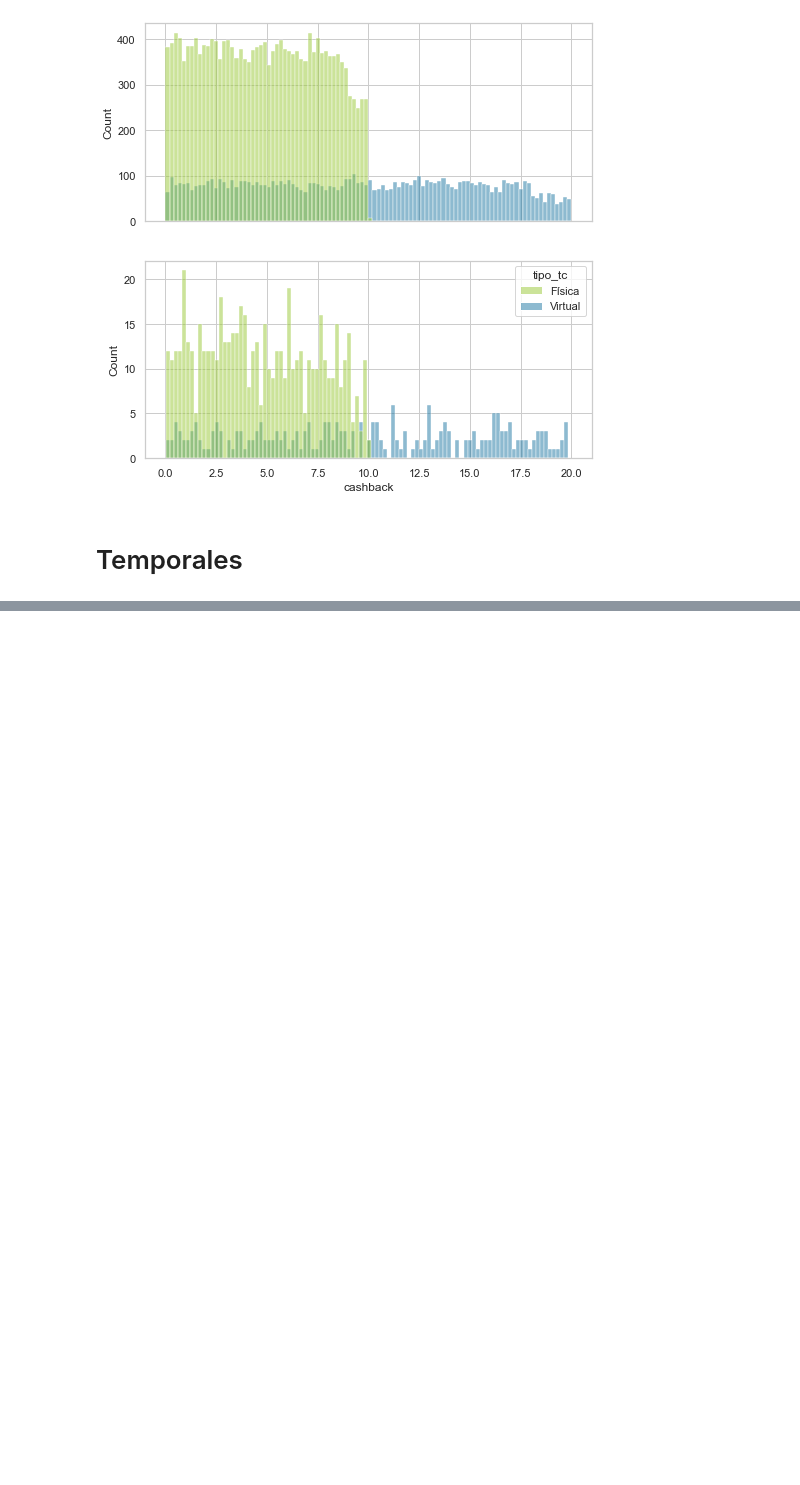
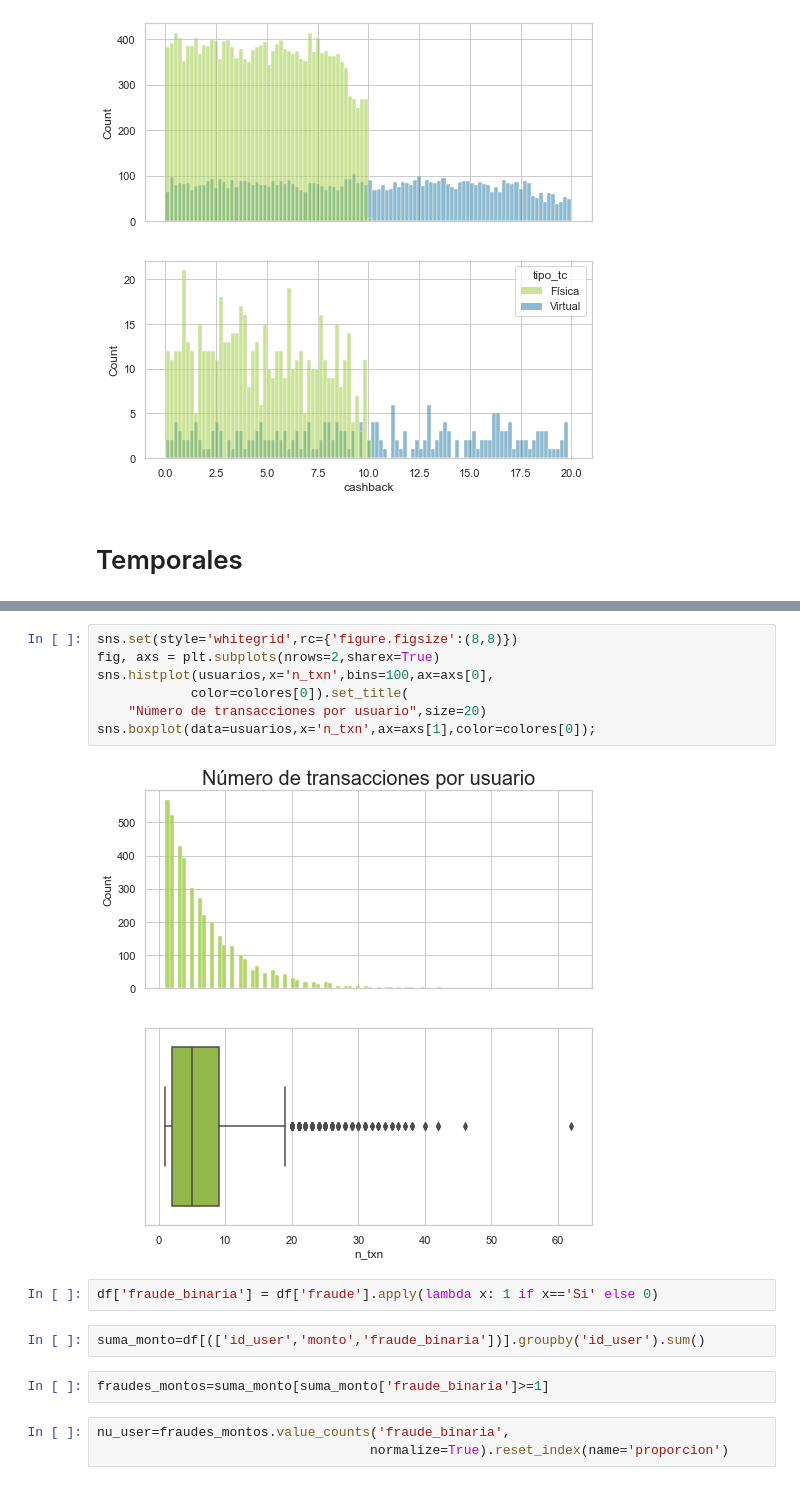
Before and after one commit to ElenaVillano/challenge_rpmx, a Jupyter notebook: notebooks/geda.ipynb, the cells around one changed output, grey strips where cells are left out. Drawn from its saved outputs; the diff is of its cells as text; blank space fills up the shorter version.

Commit message:
finishing data analysis

```diff
--- a/notebooks/geda.ipynb
+++ b/notebooks/geda.ipynb
@@ -310,0 +340,18 @@ a=sns.histplot(df_si_fraude,x='cashback',hue='tipo_tc',#multiple='stack',
+# %%
+sns.set(style='whitegrid',rc={'figure.figsize':(8,8)})
+fig, axs = plt.subplots(nrows=2,sharex=True)
+sns.histplot(usuarios,x='n_txn',bins=100,ax=axs[0],
+            color=colores[0]).set_title(
+    "Número de transacciones por usuario",size=20)
+sns.boxplot(data=usuarios,x='n_txn',ax=axs[1],color=colores[0]);
+# %% [output]
+[figure, added]
+# %%
+df['fraude_binaria'] = df['fraude'].apply(lambda x: 1 if x=='Si' else 0)
+# %%
+suma_monto=df[(['id_user','monto','fraude_binaria'])].groupby('id_user').sum()
+# %%
+fraudes_montos=suma_monto[suma_monto['fraude_binaria']>=1]
+# %%
+nu_user=fraudes_montos.value_counts('fraude_binaria',
+                                   normalize=True).reset_index(name='proporcion')
```
Also changed, not shown: parts of 13 cells of this notebook.
